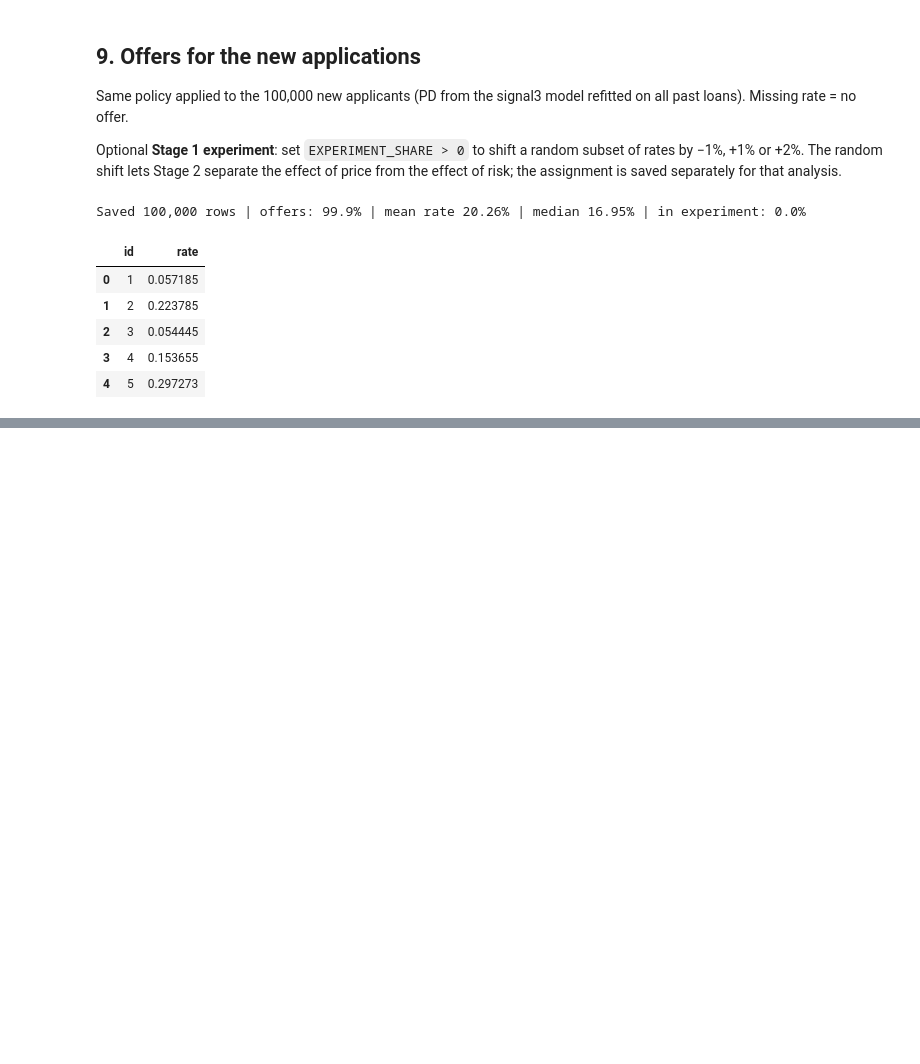
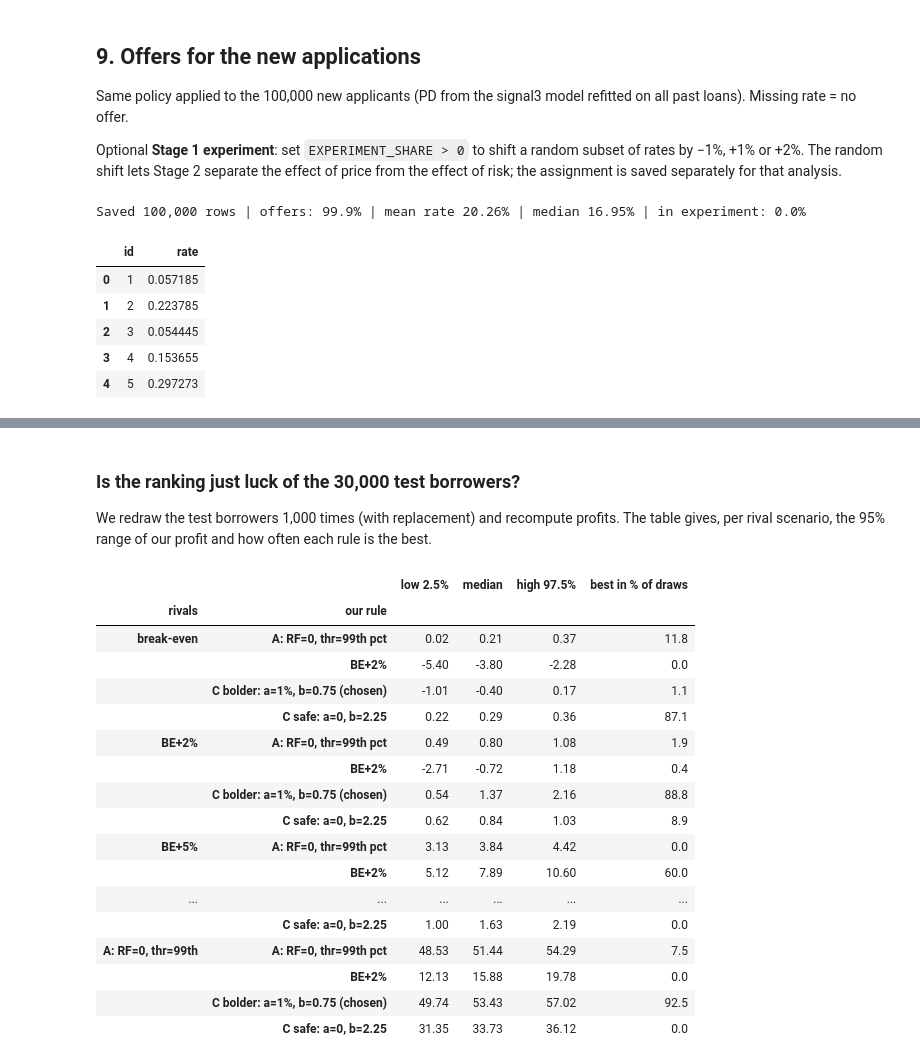
Before and after one commit to Remilaget/Happiness-in-your-Household, a Jupyter notebook: code/pricing_simulator.ipynb, the cells around one changed output, grey strips where cells are left out. Saved outputs shown, nothing was run; the diff lists cells and outputs as text; code cells hidden in the pictures; blank space fills up the shorter version.

```diff
--- a/code/pricing_simulator.ipynb
+++ b/code/pricing_simulator.ipynb
@@ -419,0 +477,45 @@ Saved 100,000 rows | offers: 99.9% | mean rate 20.26% | median 16.95% | in exper
+# %% [markdown]
+### Is the ranking just luck of the 30,000 test borrowers?
+
+We redraw the test borrowers 1,000 times (with replacement) and recompute profits. The table gives, per rival scenario, the 95% range of our profit and how often each rule is the best.
+# %%
+def our_contribution(r1, r2, r3):
+    """Expected profit of Lender 3 on each borrower (€, scaled to 100k applicants)."""
+    _, win = market(r1, r2, r3)
+    return win[:, 2] * LOAN * (np.nan_to_num(r3) * (1 - D) - D) * SCALE
+
+
+BOOT_RULES = ["A: RF=0, thr=99th pct", "BE+2%", "C bolder: a=1%, b=0.75 (chosen)", "C safe: a=0, b=2.25"]
+BOOT_RIVALS = ["break-even", "BE+2%", "BE+5%", "mixed", "C bolder", "A: RF=0, thr=99th"]
+rng = np.random.default_rng(SEED)
+draws = rng.integers(0, len(D), size=(1000, len(D)))
+
+boot_rows = []
+for rival_name in BOOT_RIVALS:
+    r1, r2 = RIVALS_EXTENDED[rival_name]
+    sims = {rule: our_contribution(r1, r2, CANDIDATES[rule](P[:, 2]))[draws].sum(axis=1) / 1e6 for rule in BOOT_RULES}
+    best = pd.Series(np.array(BOOT_RULES)[np.column_stack(list(sims.values())).argmax(axis=1)]).value_counts(normalize=True)
+    for rule, s in sims.items():
+        boot_rows.append({"rivals": rival_name, "our rule": rule, "low 2.5%": np.percentile(s, 2.5),
+                          "median": np.median(s), "high 97.5%": np.percentile(s, 97.5),
+                          "best in % of draws": 100 * best.get(rule, 0.0)})
+pd.DataFrame(boot_rows).set_index(["rivals", "our rule"]).round(2)
+# %% [output]
+|  |  | low 2.5% | median | high 97.5% | best in % of draws |
+| rivals | our rule |  |  |  |  |
+| break-even | A: RF=0, thr=99th pct | 0.02 | 0.21 | 0.37 | 11.8 |
+|  | BE+2% | -5.40 | -3.80 | -2.28 | 0.0 |
+|  | C bolder: a=1%, b=0.75 (chosen) | -1.01 | -0.40 | 0.17 | 1.1 |
+|  | C safe: a=0, b=2.25 | 0.22 | 0.29 | 0.36 | 87.1 |
+| BE+2% | A: RF=0, thr=99th pct | 0.49 | 0.80 | 1.08 | 1.9 |
+|  | BE+2% | -2.71 | -0.72 | 1.18 | 0.4 |
+|  | C bolder: a=1%, b=0.75 (chosen) | 0.54 | 1.37 | 2.16 | 88.8 |
+|  | C safe: a=0, b=2.25 | 0.62 | 0.84 | 1.03 | 8.9 |
+| BE+5% | A: RF=0, thr=99th pct | 3.13 | 3.84 | 4.42 | 0.0 |
+|  | BE+2% | 5.12 | 7.89 | 10.60 | 60.0 |
+| ... | ... | ... | ... | ... | ... |
+|  | C safe: a=0, b=2.25 | 1.00 | 1.63 | 2.19 | 0.0 |
+| A: RF=0, thr=99th | A: RF=0, thr=99th pct | 48.53 | 51.44 | 54.29 | 7.5 |
+|  | BE+2% | 12.13 | 15.88 | 19.78 | 0.0 |
+|  | C bolder: a=1%, b=0.75 (chosen) | 49.74 | 53.43 | 57.02 | 92.5 |
+|  | C safe: a=0, b=2.25 | 31.35 | 33.73 | 36.12 | 0.0 |
```
Also changed, not shown: parts of 4 cells of this notebook, 1 other file.
